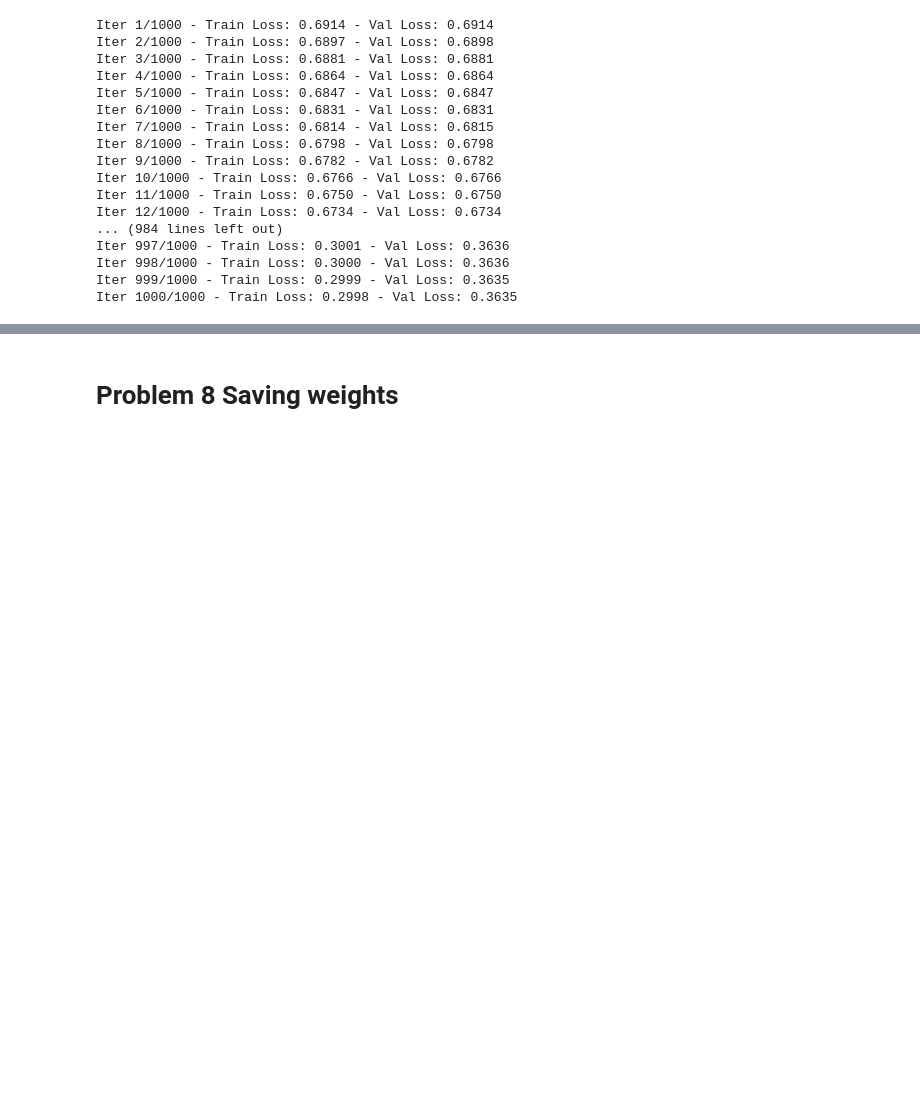
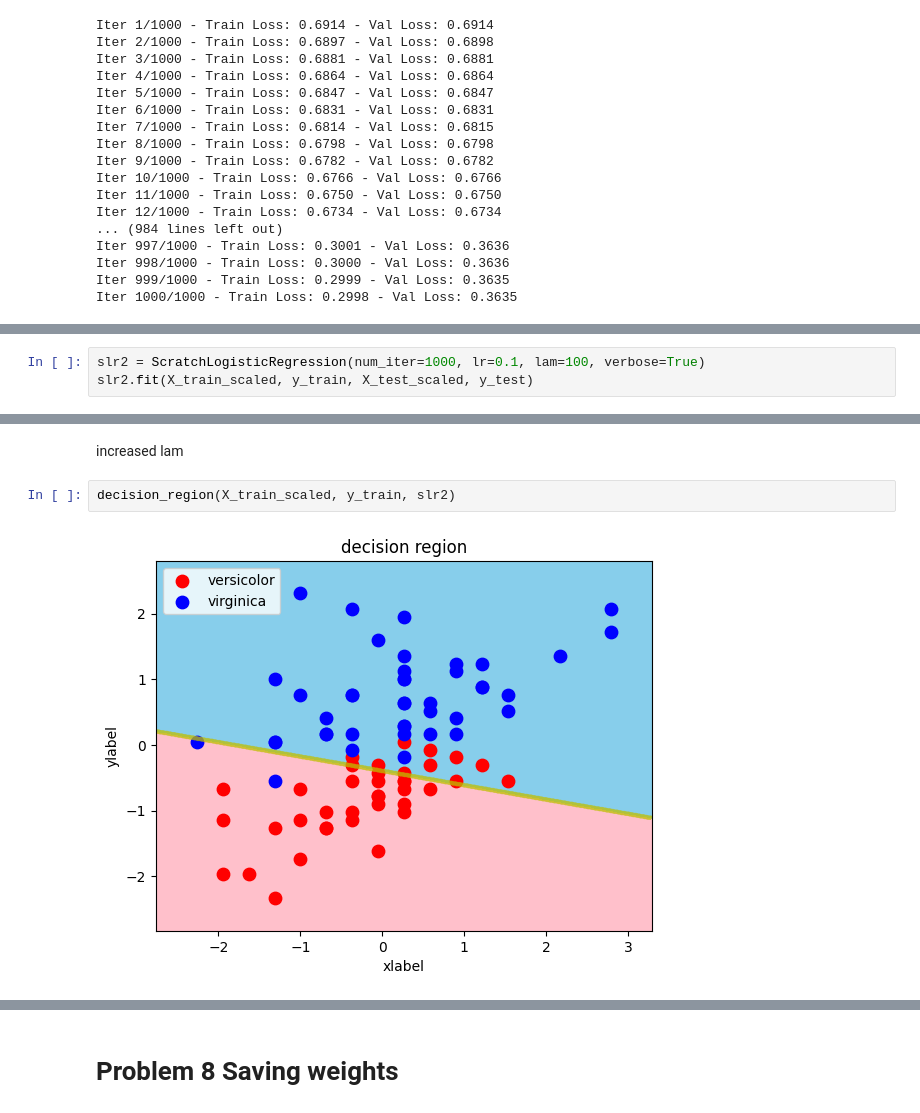
Before and after one commit to WalterPHD/Ai-Data, a Jupyter notebook: LogisticRegression.ipynb, the cells around one changed output, grey strips where cells are left out. Drawn from its saved outputs; the diff is of its cells as text; blank space fills up the shorter version.

```diff
--- a/LogisticRegression.ipynb
+++ b/LogisticRegression.ipynb
@@ -487,2 +487,5 @@ decision_region(X_train_scaled, y_train, slr) #Scratch (C=0.1)
 # %% [output]
 [figure]
+# %%
+slr2 = ScratchLogisticRegression(num_iter=1000, lr=0.1, lam=100, verbose=True)
+slr2.fit(X_train_scaled, y_train, X_test_scaled, y_test)
@@ -488,0 +510,6 @@ decision_region(X_train_scaled, y_train, slr) #Scratch (C=0.1)
+# %% [markdown]
+increased lam
+# %%
+decision_region(X_train_scaled, y_train, slr2)
+# %% [output]
+[figure, added]
```
Also changed, not shown: parts of 5 cells of this notebook.
